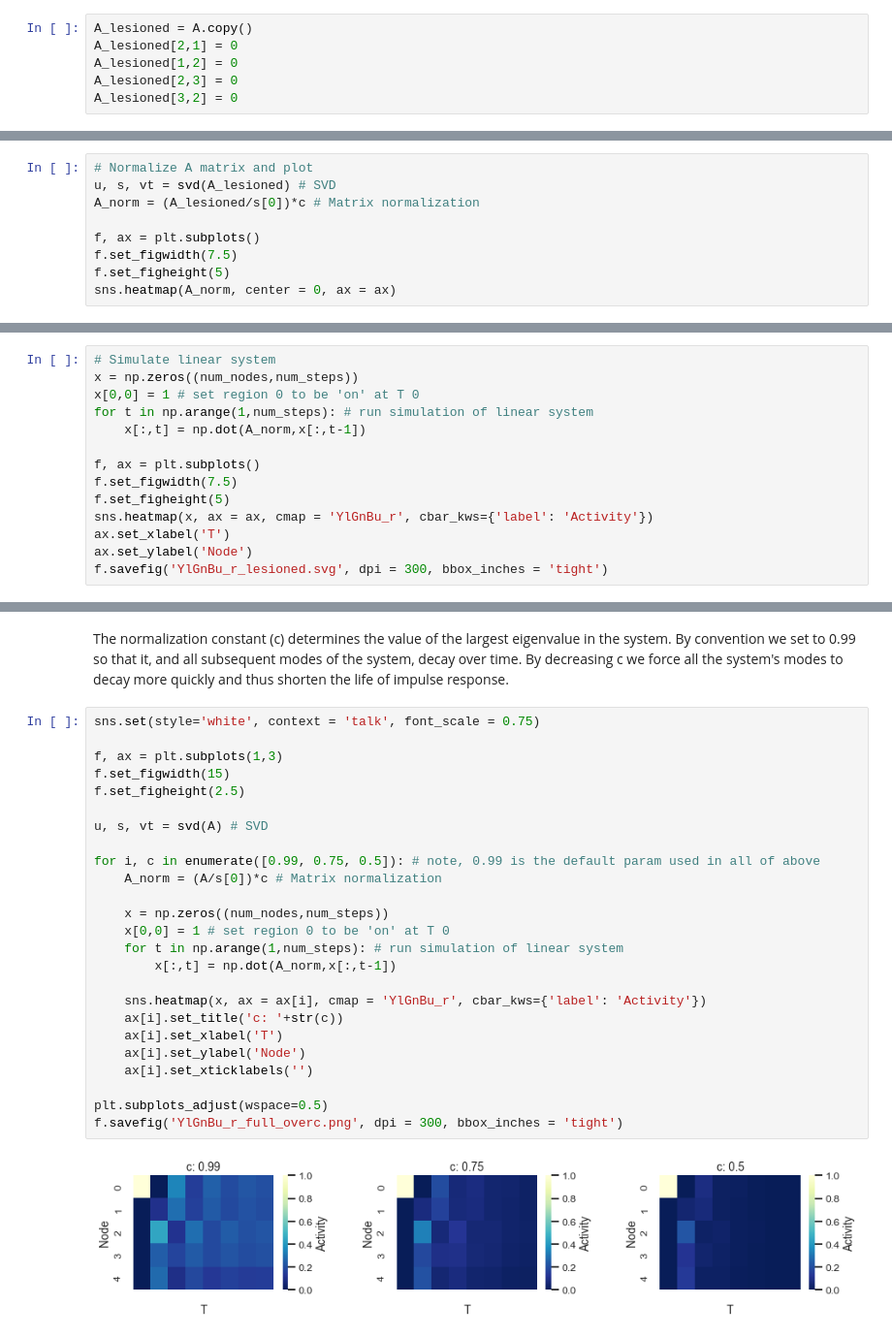
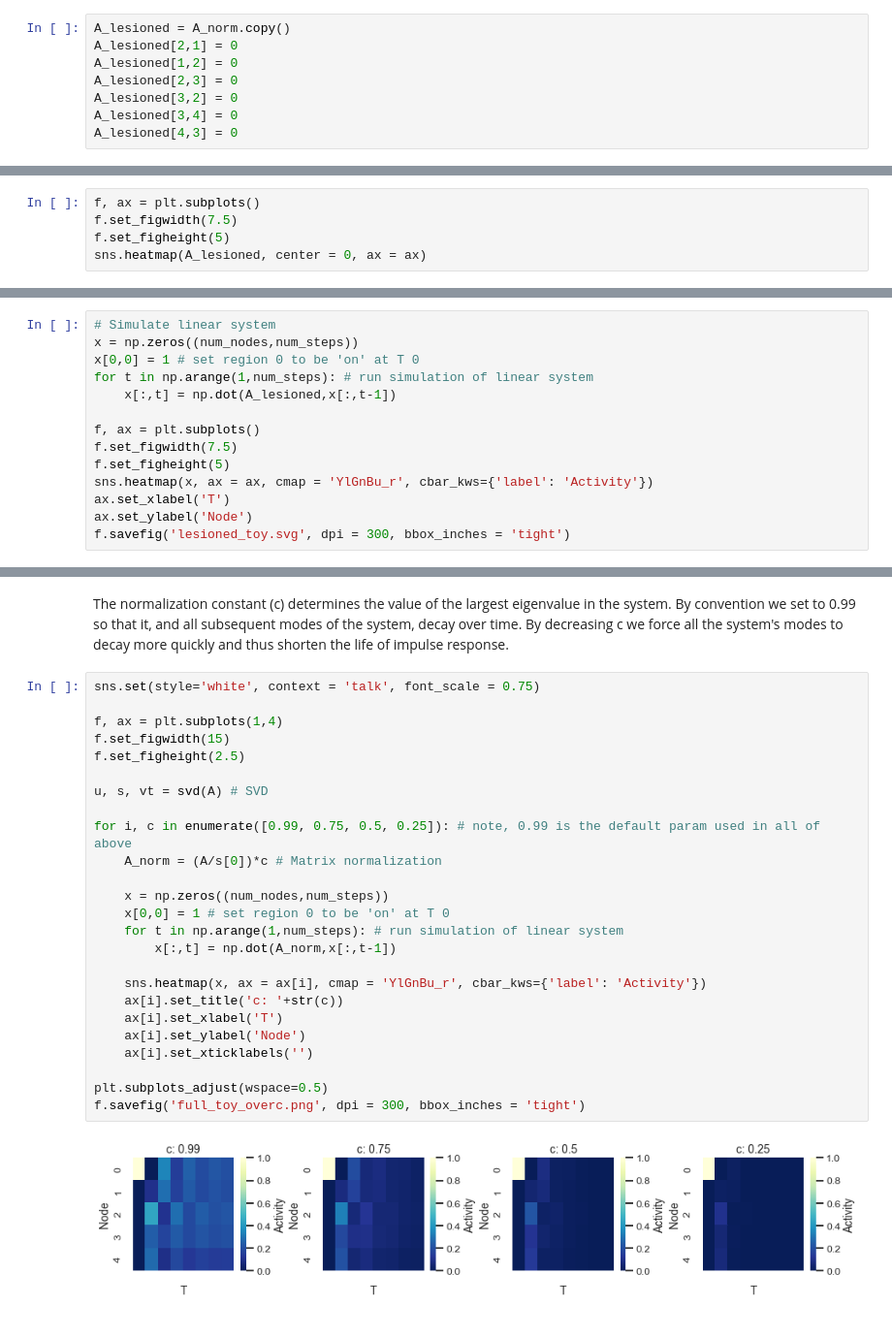
Before and after one commit to lindenmp/linear_system_demos, a Jupyter notebook: impulse_response.ipynb, the cells around one changed output, grey strips where cells are left out. Shown: that part at 97% size. Saved outputs shown, nothing was run; the diff lists cells and outputs as text.

```diff
--- a/impulse_response.ipynb
+++ b/impulse_response.ipynb
@@ -115,9 +121,11 @@ f.savefig('YlGnBu_r_full.svg', dpi = 300, bbox_inches = 'tight')
 # %% [markdown]
 ### Lesion A matrix and re do simulation
 # %%
-A_lesioned = A.copy()
+A_lesioned = A_norm.copy()
 A_lesioned[2,1] = 0
 A_lesioned[1,2] = 0
 A_lesioned[2,3] = 0
 A_lesioned[3,2] = 0
+A_lesioned[3,4] = 0
+A_lesioned[4,3] = 0
 # %%
@@ -135,11 +135,7 @@ ave_control(A_lesioned)[0]
 # %%
-# Normalize A matrix and plot
-u, s, vt = svd(A_lesioned) # SVD
-A_norm = (A_lesioned/s[0])*c # Matrix normalization
-
 f, ax = plt.subplots()
 f.set_figwidth(7.5)
 f.set_figheight(5)
-sns.heatmap(A_norm, center = 0, ax = ax)
+sns.heatmap(A_lesioned, center = 0, ax = ax)
 # %% [output]
 <matplotlib.axes._subplots.AxesSubplot at 0x...>
@@ -149,7 +145,7 @@ sns.heatmap(A_norm, center = 0, ax = ax)
 x = np.zeros((num_nodes,num_steps))
 x[0,0] = 1 # set region 0 to be 'on' at T 0
 for t in np.arange(1,num_steps): # run simulation of linear system
-    x[:,t] = np.dot(A_norm,x[:,t-1])
+    x[:,t] = np.dot(A_lesioned,x[:,t-1])
 
 f, ax = plt.subplots()
 f.set_figwidth(7.5)
@@ -157,5 +153,5 @@ f.set_figheight(5)
 sns.heatmap(x, ax = ax, cmap = 'YlGnBu_r', cbar_kws={'label': 'Activity'})
 ax.set_xlabel('T')
 ax.set_ylabel('Node')
-f.savefig('YlGnBu_r_lesioned.svg', dpi = 300, bbox_inches = 'tight')
+f.savefig('lesioned_toy.svg', dpi = 300, bbox_inches = 'tight')
 # %% [output]
@@ -167,27 +163,27 @@ The normalization constant (c) determines the value of the largest eigenvalue in
 # %%
 sns.set(style='white', context = 'talk', font_scale = 0.75)
 
-f, ax = plt.subplots(1,3)
+f, ax = plt.subplots(1,4)
 f.set_figwidth(15)
 f.set_figheight(2.5)
 
 u, s, vt = svd(A) # SVD
 
-for i, c in enumerate([0.99, 0.75, 0.5]): # note, 0.99 is the default param used in all of above
+for i, c in enumerate([0.99, 0.75, 0.5, 0.25]): # note, 0.99 is the default param used in all of above
     A_norm = (A/s[0])*c # Matrix normalization
 
     x = np.zeros((num_nodes,num_steps))
     x[0,0] = 1 # set region 0 to be 'on' at T 0
     for t in np.arange(1,num_steps): # run simulation of linear system
         x[:,t] = np.dot(A_norm,x[:,t-1])
 
     sns.heatmap(x, ax = ax[i], cmap = 'YlGnBu_r', cbar_kws={'label': 'Activity'})
     ax[i].set_title('c: '+str(c))
     ax[i].set_xlabel('T')
     ax[i].set_ylabel('Node')
     ax[i].set_xticklabels('')
 
 plt.subplots_adjust(wspace=0.5)
-f.savefig('YlGnBu_r_full_overc.png', dpi = 300, bbox_inches = 'tight')
+f.savefig('full_toy_overc.png', dpi = 300, bbox_inches = 'tight')
 # %% [output]
-[figure, old version]
+[figure, new version]
```
Also changed, not shown: parts of 9 cells of this notebook.
